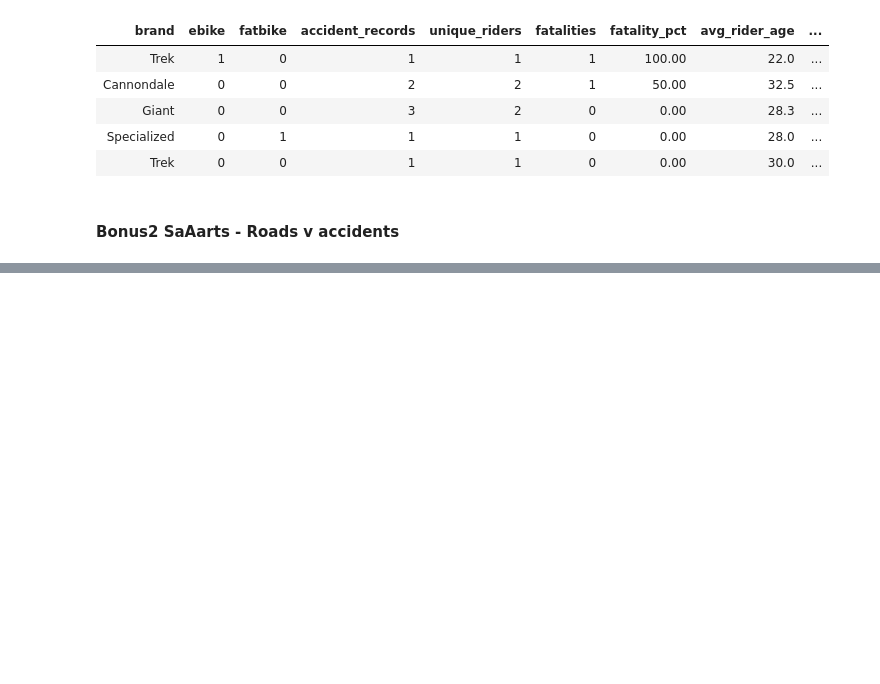
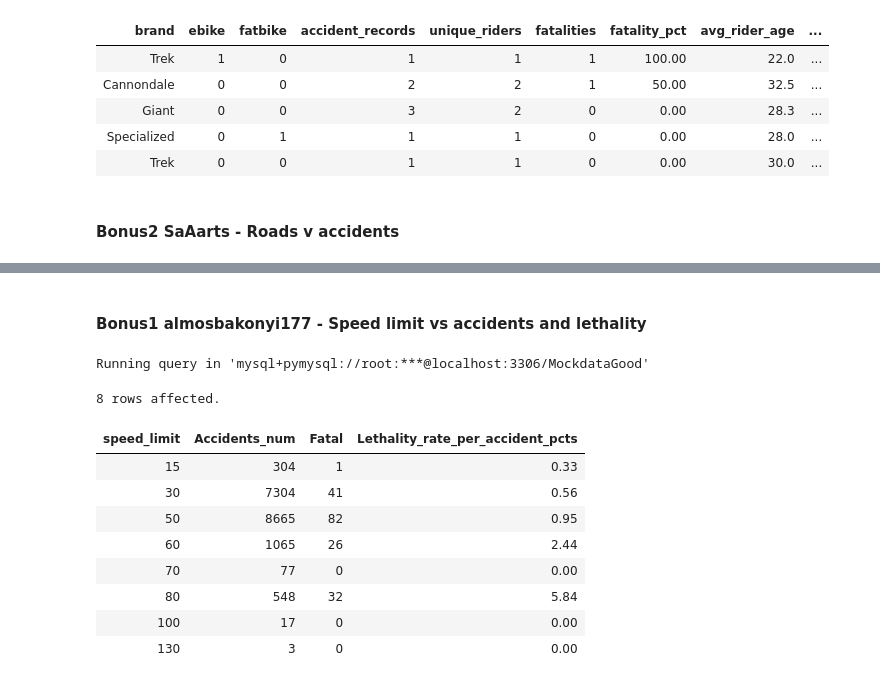
Before and after one commit to almadav0010/Databases_BikeAccidents, a Jupyter notebook: SQL_Code.ipynb, the cells around one changed output, grey strips where cells are left out. Cells and saved outputs as stored; diff of their text form; code cells hidden in the pictures; blank space fills up the shorter version.

```diff
--- a/SQL_Code.ipynb
+++ b/SQL_Code.ipynb
@@ -902,0 +915,21 @@ ORDER BY fatality_rank, fatality_volume_rank, accidents DESC
+# %% [markdown]
+#### Bonus1 almosbakonyi177 - Speed limit vs accidents and lethality
+# %%
+%%sql
+SELECT speed_limit, COUNT(*) AS Accidents_num, SUM(severity='Lethal') AS Fatal, ROUND((SUM(severity='Lethal')/COUNT(*))*100,2) AS Lethality_rate_per_accident_pcts
+FROM Accident
+    WHERE speed_limit IS NOT NULL
+    GROUP BY speed_limit
+    ORDER BY speed_limit;
+# %% [output]
+Running query in 'mysql+pymysql://root:***@localhost:3306/MockdataGood'
+8 rows affected.
+| speed_limit | Accidents_num | Fatal | Lethality_rate_per_accident_pcts |
+| 15 | 304 | 1 | 0.33 |
+| 30 | 7304 | 41 | 0.56 |
+| 50 | 8665 | 82 | 0.95 |
+| 60 | 1065 | 26 | 2.44 |
+| 70 | 77 | 0 | 0.00 |
+| 80 | 548 | 32 | 5.84 |
+| 100 | 17 | 0 | 0.00 |
+| 130 | 3 | 0 | 0.00 |
```
Also changed, not shown: parts of 24 cells of this notebook, 1 other file.
